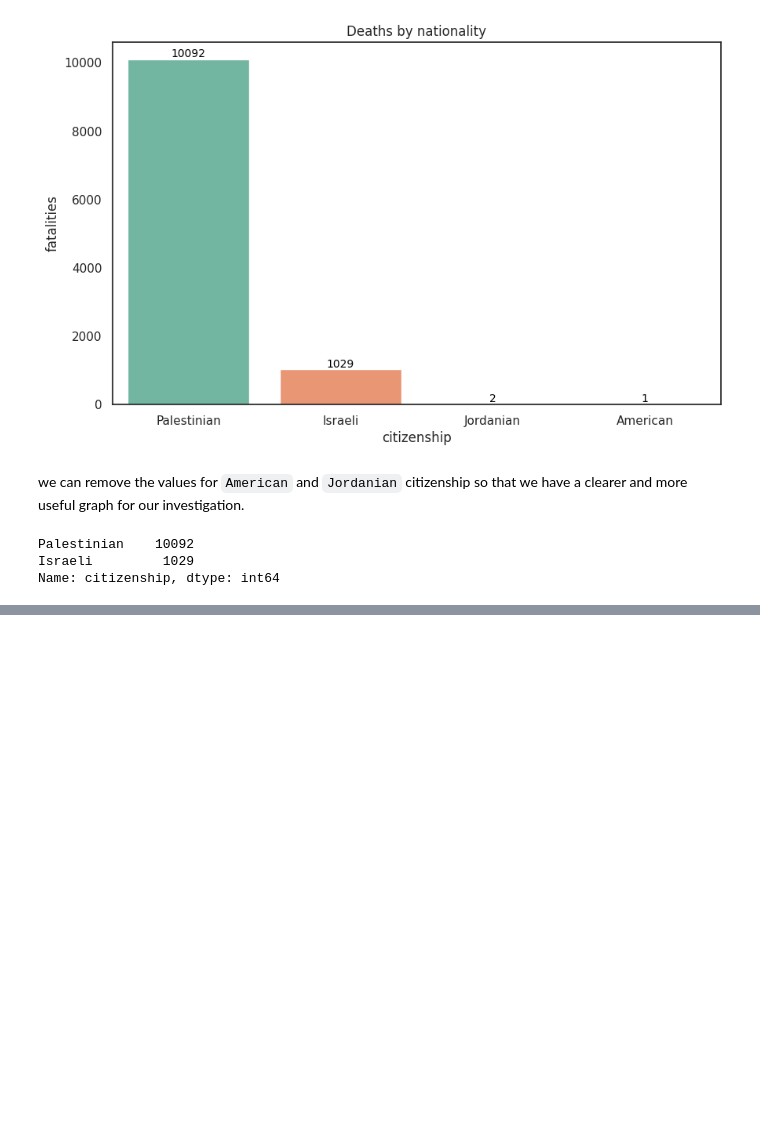
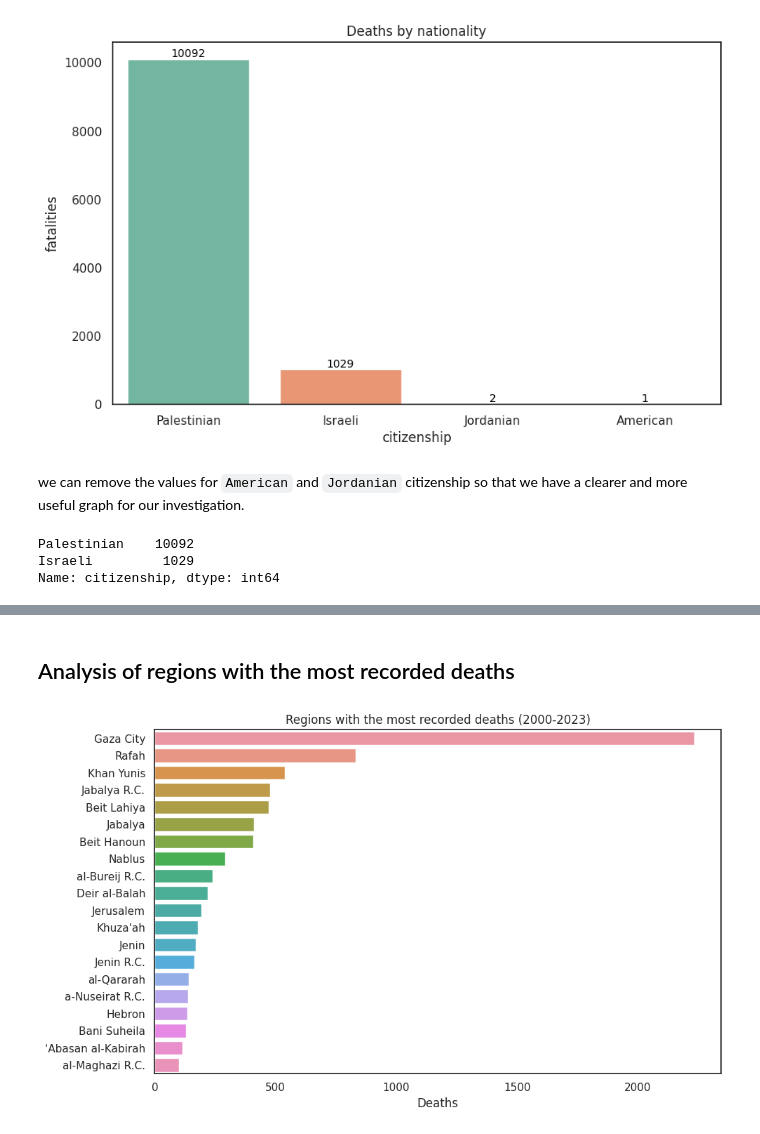
Before and after one commit to exdsgift/IPC-MideastAnalytics, a Jupyter notebook: Fatalities_Project.ipynb, the cells around one changed output, grey strips where cells are left out. Cells and saved outputs as stored; diff of their text form; code cells hidden in the pictures; blank space fills up the shorter version.

```diff
--- a/Fatalities_Project.ipynb
+++ b/Fatalities_Project.ipynb
@@ -314,0 +315,15 @@ plt.show()
+# %% [markdown]
+## Analysis of regions with the most recorded deaths
+# %%
+plt.figure(figsize=(10,6))
+plt.title('Regions with the most recorded deaths (2000-2023)')
+plt.xlabel('Deaths')
+
+sns.barplot(data = fatalities_df,
+            x = fatalities_df['event_location'].value_counts().values[:20],
+            y = fatalities_df['event_location'].value_counts().index[:20])
+
+plt.tight_layout()
+plt.show()
+# %% [output]
+[figure, added]
```
Also changed, not shown: parts of 8 cells of this notebook.
